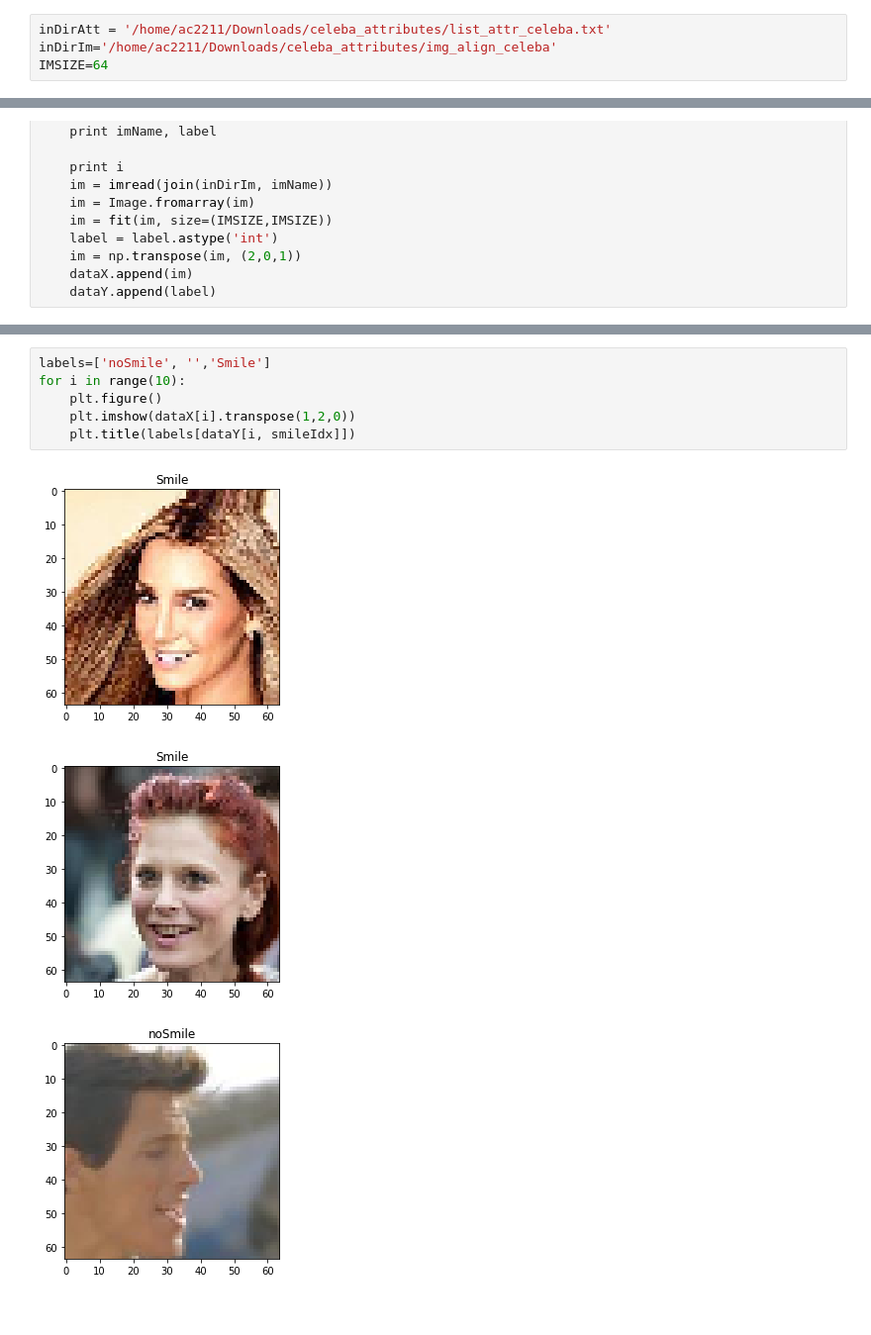
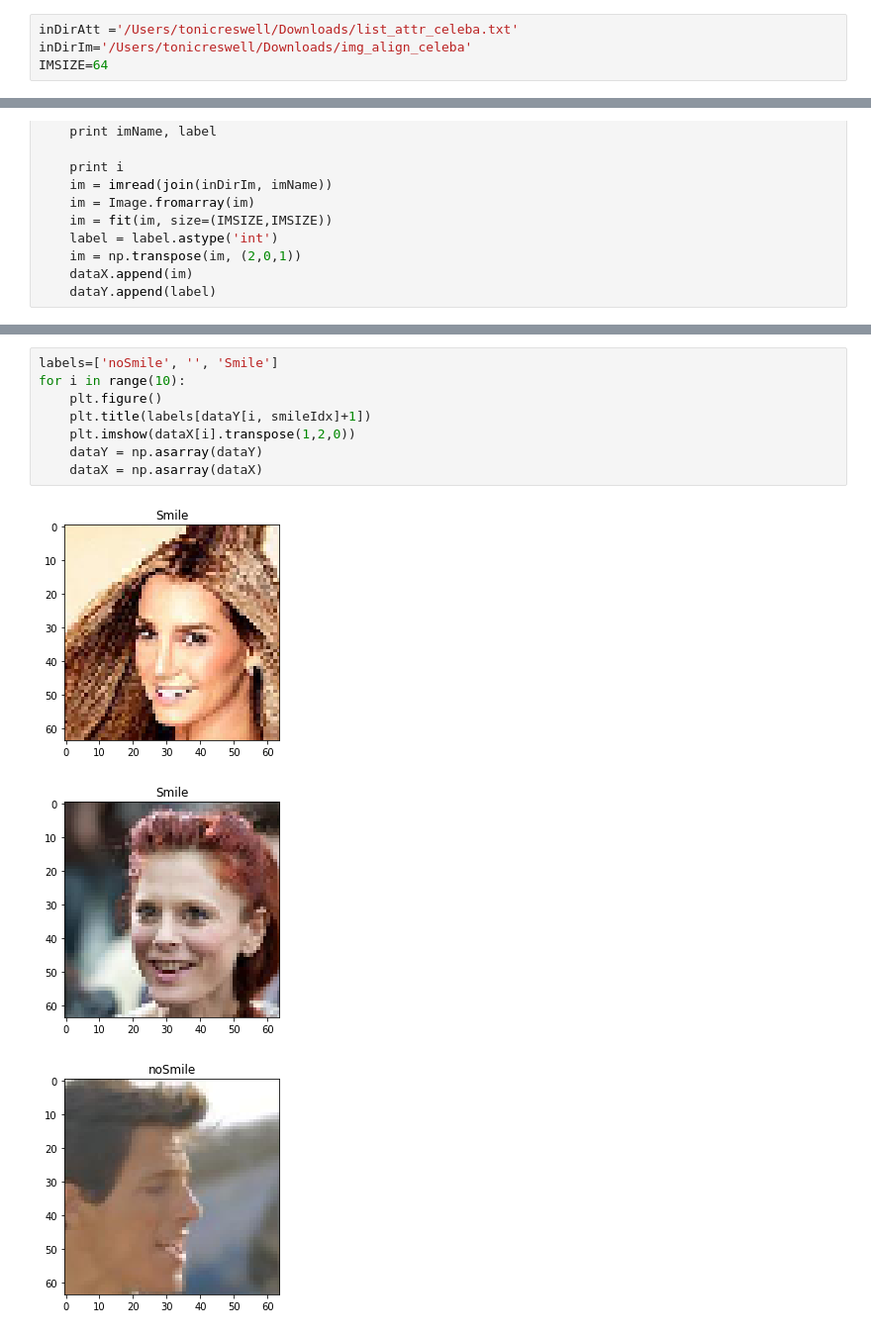
Before and after one commit to ToniCreswell/attribute-cVAEGAN, a Jupyter notebook: notebooks/DataToTensorCelebA_smileLabel.ipynb, the cells around one changed output, grey strips where cells are left out. Shown at 99% size. Drawn from its saved outputs; the diff is of its cells as text.

```diff
--- a/notebooks/DataToTensorCelebA_smileLabel.ipynb
+++ b/notebooks/DataToTensorCelebA_smileLabel.ipynb
@@ -9,8 +8,8 @@ from PIL import Image
 
 %matplotlib inline
 # %%
-inDirAtt = '/home/ac2211/Downloads/celeba_attributes/list_attr_celeba.txt'
-inDirIm='/home/ac2211/Downloads/celeba_attributes/img_align_celeba'
+inDirAtt ='/Users/tonicreswell/Downloads/list_attr_celeba.txt'
+inDirIm='/Users/tonicreswell/Downloads/img_align_celeba'
 IMSIZE=64
 # %%
 f = open(inDirAtt)
@@ -47,10 +46,12 @@ np.save('../InData/celebA/yAllTrain.npy', np.asarray(dataY))
 # %%
-labels=['noSmile', '','Smile']
+labels=['noSmile', '', 'Smile']
 for i in range(10):
     plt.figure()
+    plt.title(labels[dataY[i, smileIdx]+1])
     plt.imshow(dataX[i].transpose(1,2,0))
-    plt.title(labels[dataY[i, smileIdx]])
+    dataY = np.asarray(dataY)
+    dataX = np.asarray(dataX)
 # %% [output]
-[figure, old version]
+[figure, new version]
-[figure, old version]
+[figure, new version]
-[figure, old version]
+[figure, new version]
```
Also changed, not shown: parts of 3 cells of this notebook.
